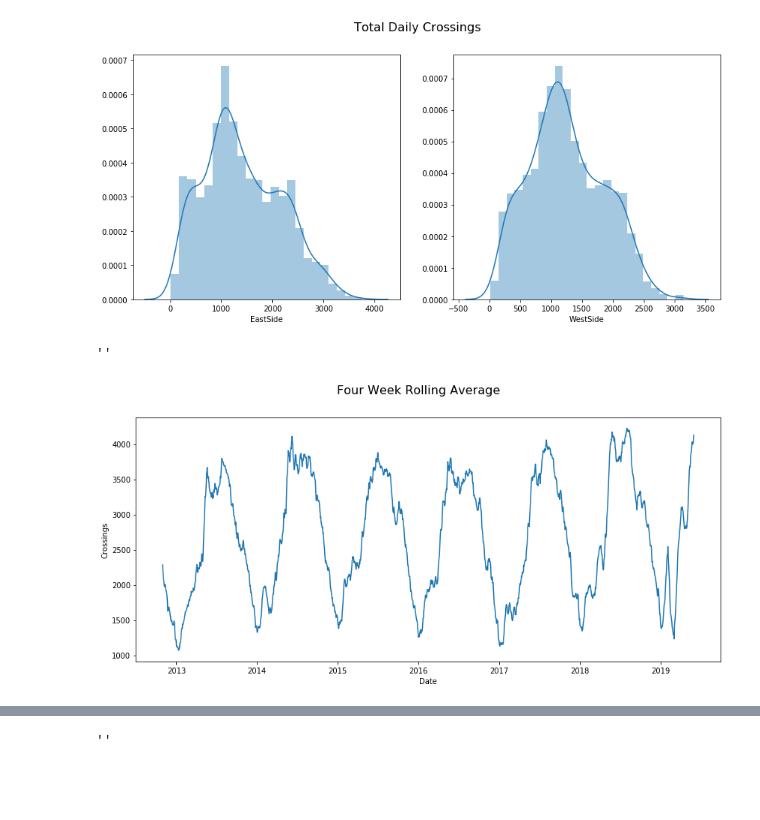
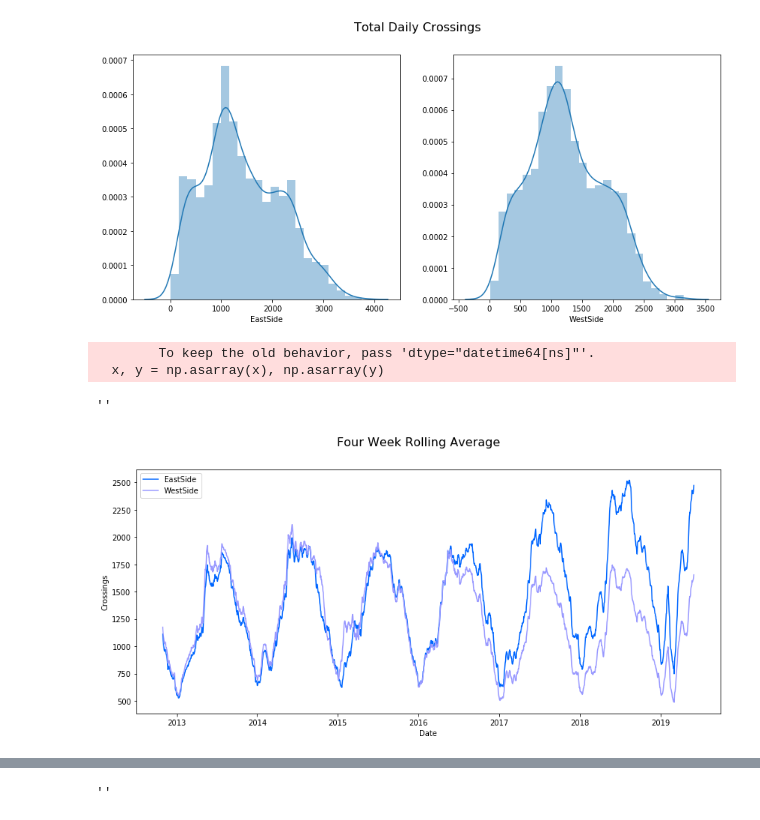
Before and after one commit to codyRing/Data_Science_Captstone, a Jupyter notebook: Final_Graphs.ipynb, the cells around one changed output, grey strips where cells are left out. Cells and saved outputs as stored; diff of their text form; code cells hidden in the pictures; blank space fills up the shorter version.

Commit message:
updating readme and final graphs)

```diff
--- a/Final_Graphs.ipynb
+++ b/Final_Graphs.ipynb
@@ -130,14 +131,18 @@ with plt.rc_context({'xtick.color':'black', 'ytick.color':'black'}):
 # %%
 fig, ax = plt.subplots(nrows=1, ncols=1,figsize = [14,6],)
 
-sns.lineplot(x=weekly.index, y = 'Total_Xing', data = weekly,ax=ax )
+sns.lineplot(x=weekly.index, y = 'EastSide',color='#0066ff', data = weekly,ax=ax  )
+sns.lineplot(x=weekly.index, y = 'WestSide',color='#9999ff', data = weekly,ax=ax   )
 fig.suptitle('Four Week Rolling Average', fontsize=16,color='black')
 ax.set_ylabel("Crossings", color="black")
 ax.set_xlabel("Date", color="black")
+ax.legend(['EastSide','WestSide'],loc="upper left")
 
 plt.savefig('./Figures/Four_Week_Average.png')
-
+#0066ff
 ;
 # %% [output]
-''
+        To keep the old behavior, pass 'dtype="datetime64[ns]"'.
+  x, y = np.asarray(x), np.asarray(y)
+''
-[figure, old version]
+[figure, new version]
```
Also changed, not shown: parts of 24 cells of this notebook, 14 other files.
